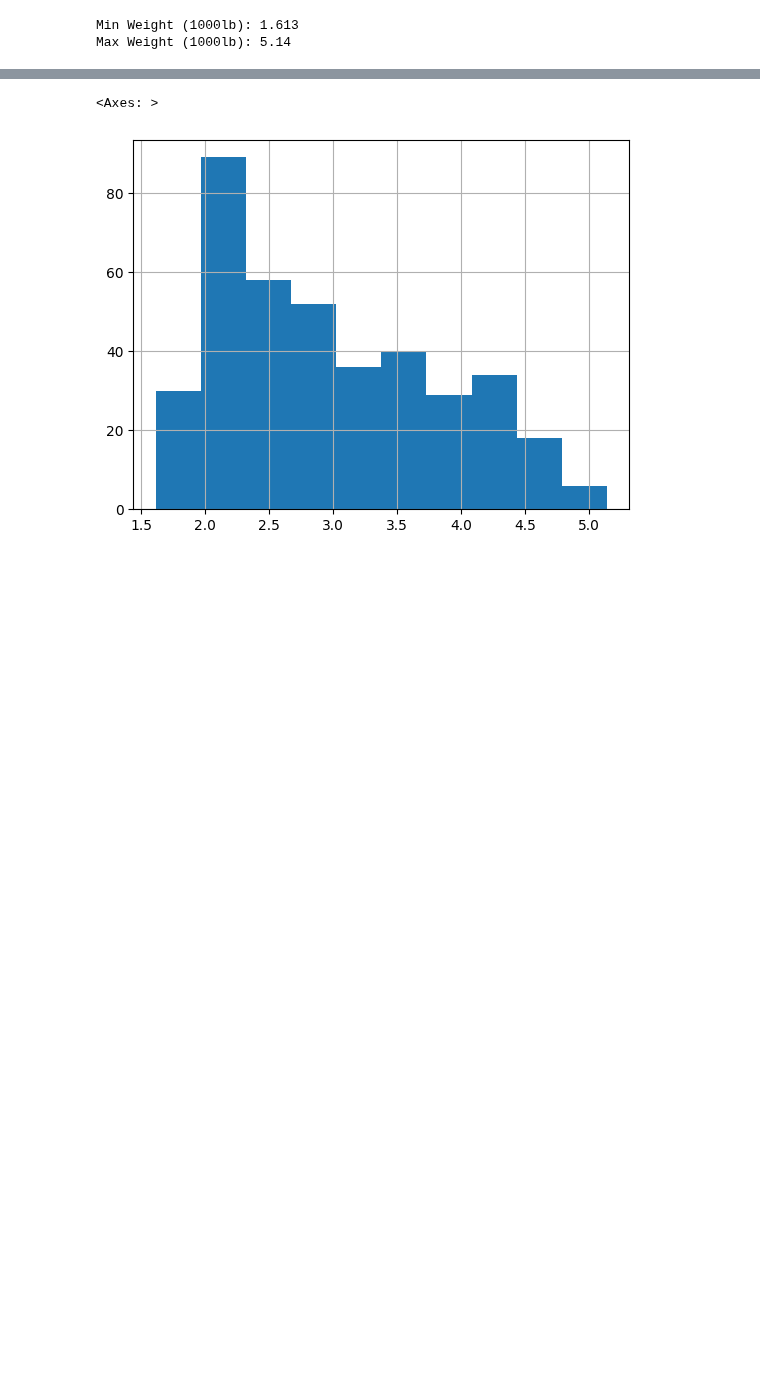
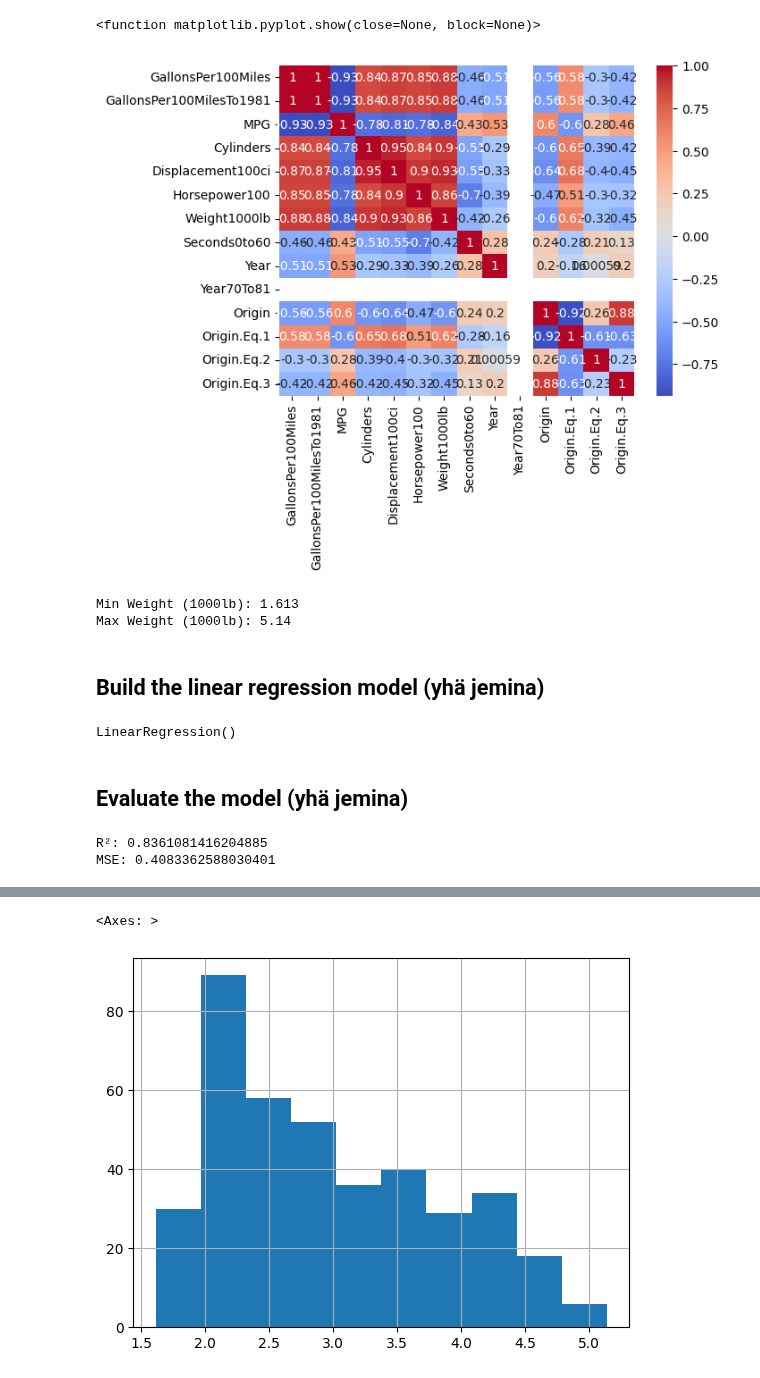
Before and after one commit to jemlau/PredictiveAnalyticsWithPython, a Jupyter notebook: Topic4/LinearRegression_for_AutoMPG_data_v2.ipynb, the cells around one changed output, grey strips where cells are left out. Cells and saved outputs as stored; diff of their text form; code cells hidden in the pictures; blank space fills up the shorter version.

```diff
--- a/Topic4/LinearRegression_for_AutoMPG_data_v2.ipynb
+++ b/Topic4/LinearRegression_for_AutoMPG_data_v2.ipynb
@@ -20,3 +59,10 @@ df.head()
+# %%
+corr = numeric_df.corr()
+sns.heatmap(corr, annot=True, cmap='coolwarm')
+plt.show
+# %% [output]
+<function matplotlib.pyplot.show(close=None, block=None)>
+[figure, added]
 # %%
 min_weight = df['Weight1000lb'].min()
 max_weight = df['Weight1000lb'].max()
@@ -25,3 +71,5 @@ print(f"Max Weight (1000lb): {max_weight}")
 # %% [output]
 Min Weight (1000lb): 1.613
 Max Weight (1000lb): 5.14
+# %% [markdown]
+## Build the linear regression model (yhä jemina)
@@ -27,0 +81,5 @@ Max Weight (1000lb): 5.14
+# %%
+model = LinearRegression()
+model.fit(X_train, y_train)
+# %% [output]
+LinearRegression()
@@ -27,0 +88,8 @@ Max Weight (1000lb): 5.14
+# %% [markdown]
+## Evaluate the model (yhä jemina)
+# %%
+print('R²:', r2_score(y_test, y_pred))
+print('MSE:', mean_squared_error(y_test, y_pred))
+# %% [output]
+R²: 0.8361081416204885
+MSE: 0.4083362588030401
```
Also changed, not shown: parts of 14 cells of this notebook.
